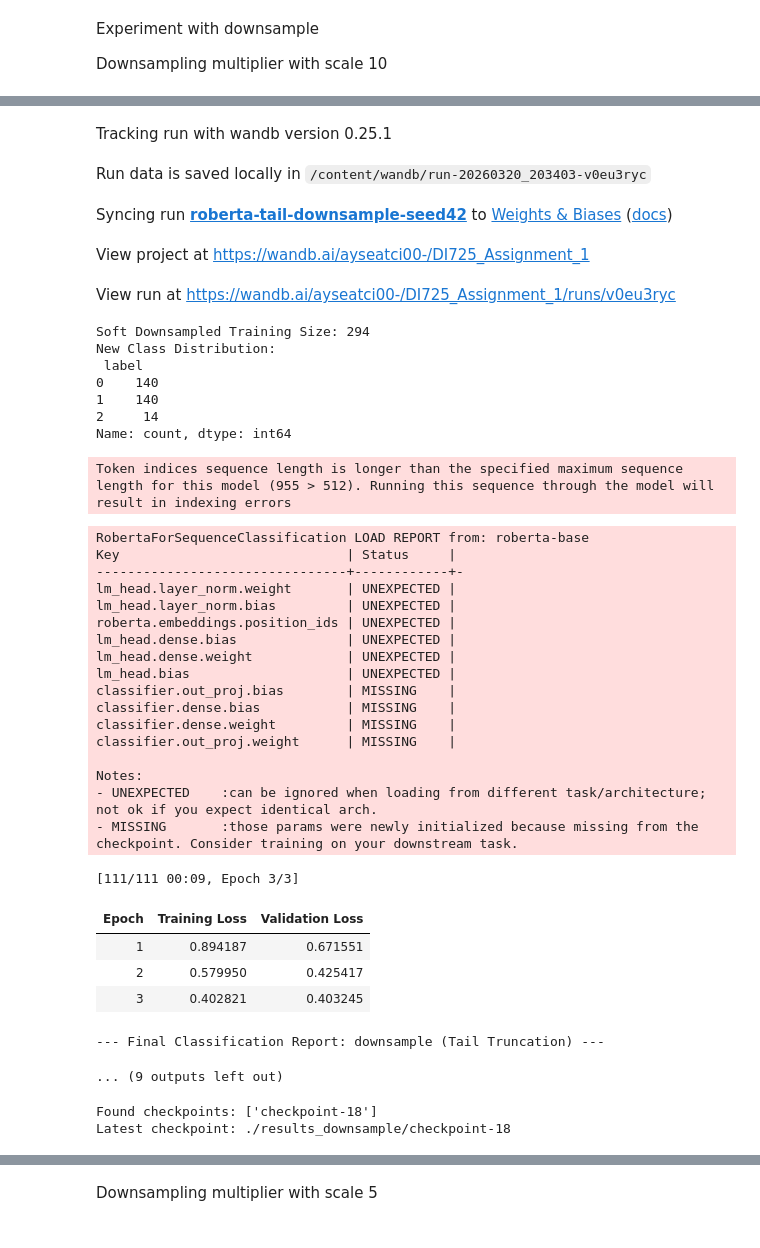
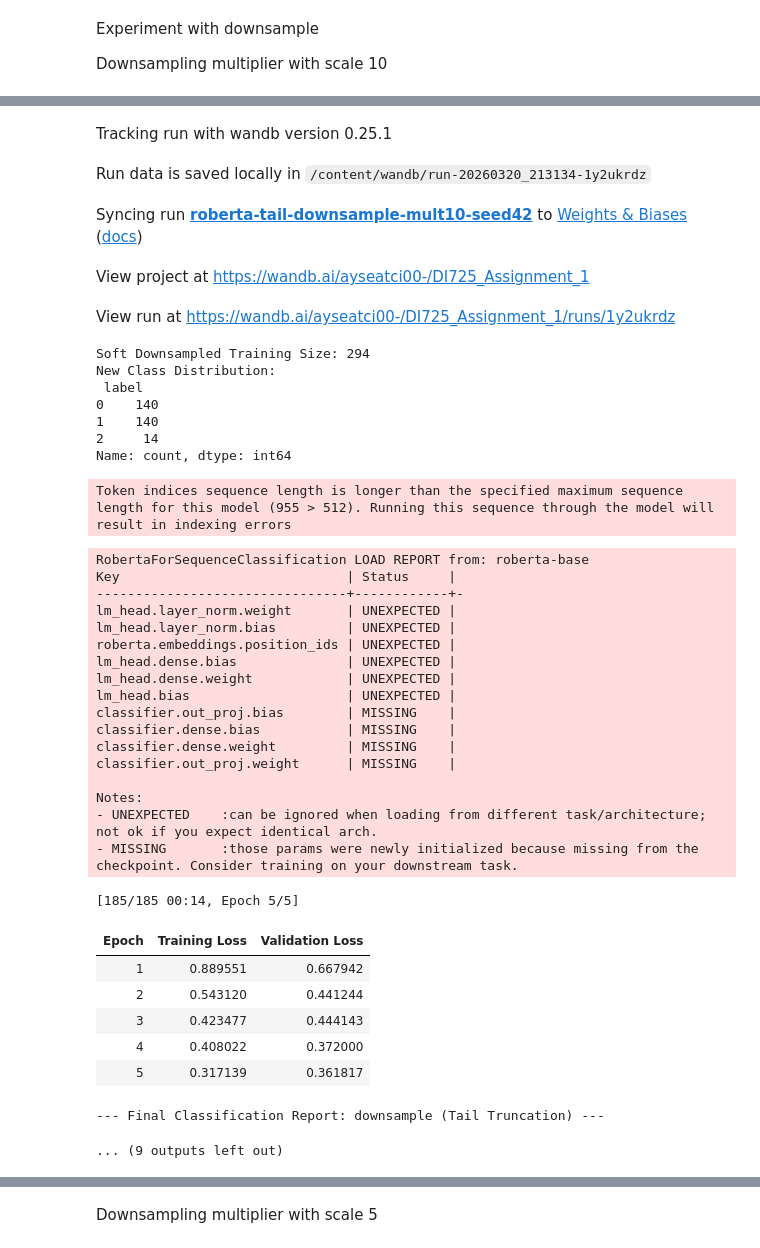
Before and after one commit to Ayseatci/DI725_Assignment1, a Jupyter notebook: notebooks/Base_RoBERTa.ipynb, the cells around one changed output, grey strips where cells are left out. Drawn from its saved outputs; the diff is of its cells as text; code cells hidden in the pictures.

```diff
--- a/notebooks/Base_RoBERTa.ipynb
+++ b/notebooks/Base_RoBERTa.ipynb
@@ -1395,7 +1886,7 @@ Load model weights for oversampling and use on test data
 # %%
 from transformers import RobertaForSequenceClassification, RobertaTokenizer, Trainer
 
-model_path = "./results_oversample/checkpoint-348"
+model_path = "./results_oversample_mult8/checkpoint-615"
 
 model = RobertaForSequenceClassification.from_pretrained(model_path)
 tokenizer = RobertaTokenizer.from_pretrained("roberta-base")
@@ -1476,7 +1967,7 @@ set_seed(SEED)
 # Experiment Settings are 'weighted', 'oversample', 'downsample', or 'focal'
 EXPERIMENT_TYPE = 'downsample'
 PROJECT_NAME = "DI725_Assignment_1"
-RUN_NAME = f"roberta-tail-{EXPERIMENT_TYPE}-seed{SEED}"
+RUN_NAME = f"roberta-tail-{EXPERIMENT_TYPE}-mult10-seed{SEED}"
 
 wandb.init(project=PROJECT_NAME, name=RUN_NAME, reinit=True)
 
@@ -1640,53 +2131,41 @@ wandb.finish()
 # %% [output]
 [interactive output not drawn]
 Tracking run with wandb version 0.25.1
-Run data is saved locally in /content/wandb/run-20260320_203403-v0eu3ryc
+Run data is saved locally in /content/wandb/run-20260320_213134-1y2ukrdz
-Syncing run roberta-tail-downsample-seed42 to Weights & Biases (docs)
+Syncing run roberta-tail-downsample-mult10-seed42 to Weights & Biases (docs)
 View project at https://wandb.ai/ayseatci00-/DI725_Assignment_1
-View run at https://wandb.ai/ayseatci00-/DI725_Assignment_1/runs/v0eu3ryc
+View run at https://wandb.ai/ayseatci00-/DI725_Assignment_1/runs/1y2ukrdz
 Soft Downsampled Training Size: 294
 New Class Distribution:
  label
 0    140
 1    140
 2     14
 Name: count, dtype: int64
 Token indices sequence length is longer than the specified maximum sequence length for this model (955 > 512). Running this sequence through the model will result in indexing errors
 RobertaForSequenceClassification LOAD REPORT from: roberta-base
 Key                             | Status     |
 --------------------------------+------------+-
 lm_head.layer_norm.weight       | UNEXPECTED |
 lm_head.layer_norm.bias         | UNEXPECTED |
 roberta.embeddings.position_ids | UNEXPECTED |
 lm_head.dense.bias              | UNEXPECTED |
 lm_head.dense.weight            | UNEXPECTED |
 lm_head.bias                    | UNEXPECTED |
 classifier.out_proj.bias        | MISSING    |
 classifier.dense.bias           | MISSING    |
 classifier.dense.weight         | MISSING    |
 classifier.out_proj.weight      | MISSING    |
 
 Notes:
 - UNEXPECTED    :can be ignored when loading from different task/architecture; not ok if you expect identical arch.
 - MISSING       :those params were newly initialized because missing from the checkpoint. Consider training on your downstream task.
-[111/111 00:09, Epoch 3/3]
+[185/185 00:14, Epoch 5/5]
 | Epoch | Training Loss | Validation Loss |
-| 1 | 0.894187 | 0.671551 |
-| 2 | 0.579950 | 0.425417 |
-| 3 | 0.402821 | 0.403245 |
+| 1 | 0.889551 | 0.667942 |
+| 2 | 0.543120 | 0.441244 |
+| 3 | 0.423477 | 0.444143 |
+| 4 | 0.408022 | 0.372000 |
+| 5 | 0.317139 | 0.361817 |
 --- Final Classification Report: downsample (Tail Truncation) ---
 ... (9 outputs left out)
-# %%
-import os
-
-output_path = "./results_downsample"
-if os.path.exists(output_path):
-    checkpoints = [d for d in os.listdir(output_path) if "checkpoint" in d]
-    checkpoints.sort(key=lambda x: int(x.split('-')[1]))
-    print("Found checkpoints:", checkpoints)
-    print("Latest checkpoint:", os.path.join(output_path, checkpoints[-1]))
-else:
-    print("Directory not found. Check your 'output_dir' setting in TrainingArguments.")
-# %% [output]
-Found checkpoints: ['checkpoint-18']
-Latest checkpoint: ./results_downsample/checkpoint-18
```
Also changed, not shown: parts of 14 cells of this notebook.
